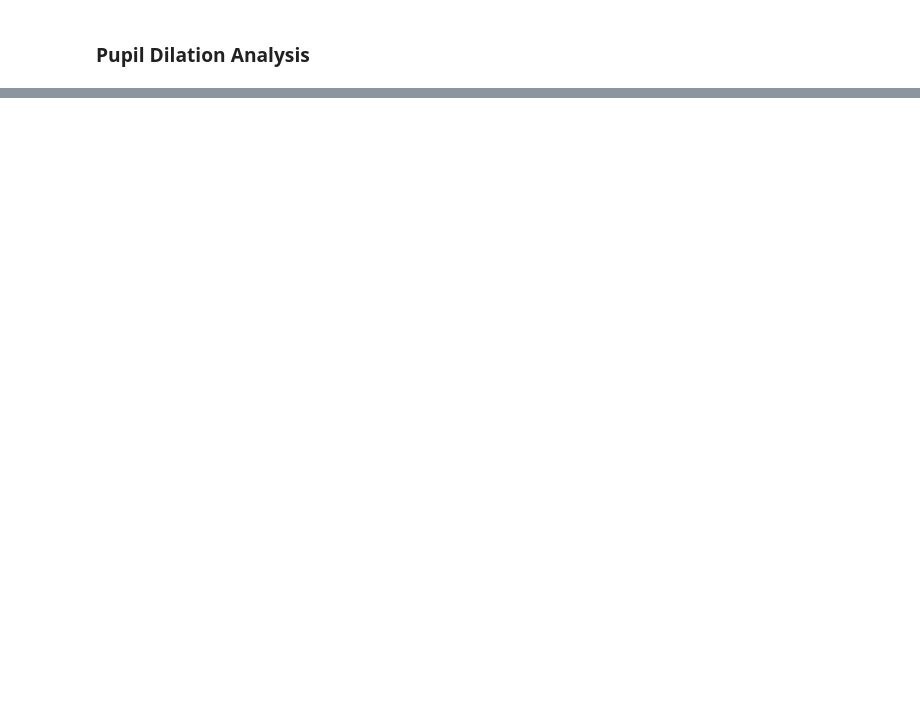
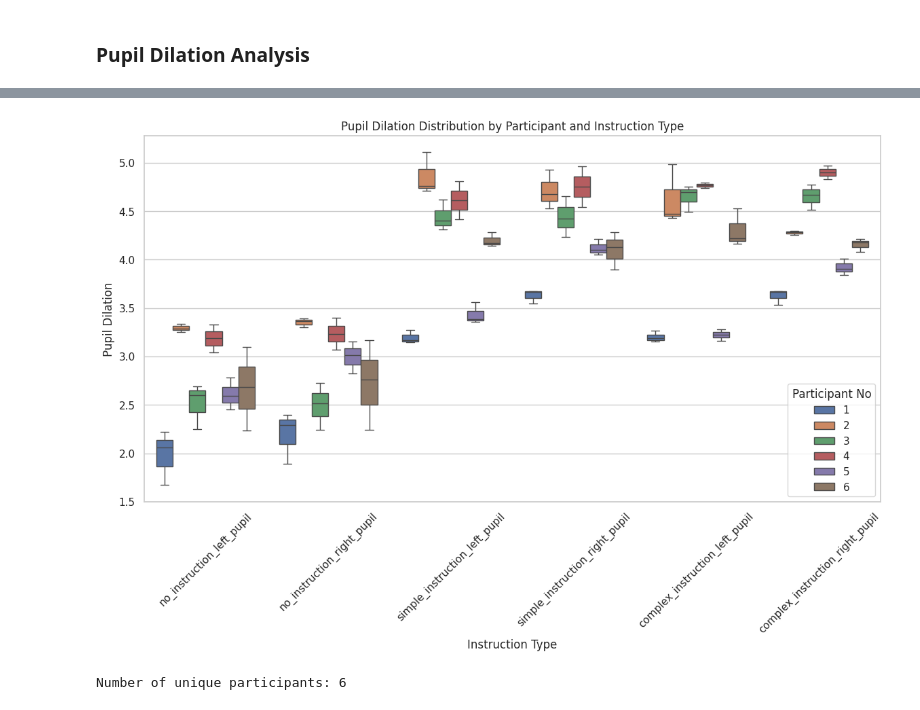
Before and after one commit to srpn97/driving-simulator-data-analysis, a Jupyter notebook: process_data.ipynb, the cells around one changed output, grey strips where cells are left out. Cells and saved outputs as stored; diff of their text form; code cells hidden in the pictures; blank space fills up the shorter version.

```diff
--- a/process_data.ipynb
+++ b/process_data.ipynb
@@ -729,0 +770,24 @@ results_df.to_csv('pupil_dilation_results.csv', mode='a', index=False, header=Fa
+# %%
+# Melt the DataFrame to format it for seaborn's boxplot
+melted_data_box = pd.melt(pupil_data, id_vars=['participant_no'], value_vars=[
+    'no_instruction_left_pupil', 'no_instruction_right_pupil',
+    'simple_instruction_left_pupil', 'simple_instruction_right_pupil',
+    'complex_instruction_left_pupil', 'complex_instruction_right_pupil'
+], var_name='instruction_type', value_name='pupil_dilation')
+
+# Create a box plot
+plt.figure(figsize=(14, 7))
+sns.boxplot(x='instruction_type', y='pupil_dilation', hue='participant_no', data=melted_data_box)
+plt.title('Pupil Dilation Distribution by Participant and Instruction Type')
+plt.xticks(rotation=45)
+plt.ylabel('Pupil Dilation')
+plt.xlabel('Instruction Type')
+plt.legend(title='Participant No', loc='lower right')
+plt.show()
+# %% [output]
+[figure, added]
+# %%
+unique_participants = session_means['participant_no'].nunique()
+print(f"Number of unique participants: {unique_participants}")
+# %% [output]
+Number of unique participants: 6
```
Also changed, not shown: parts of 20 cells of this notebook.
